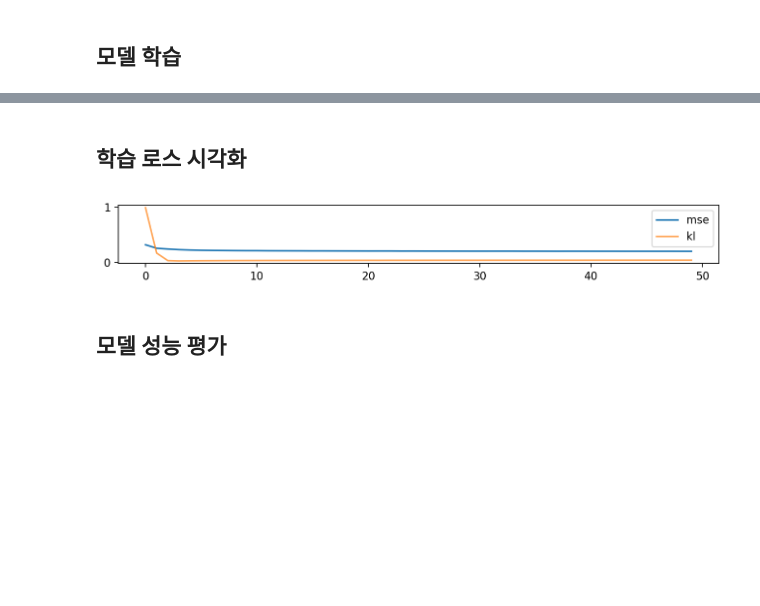
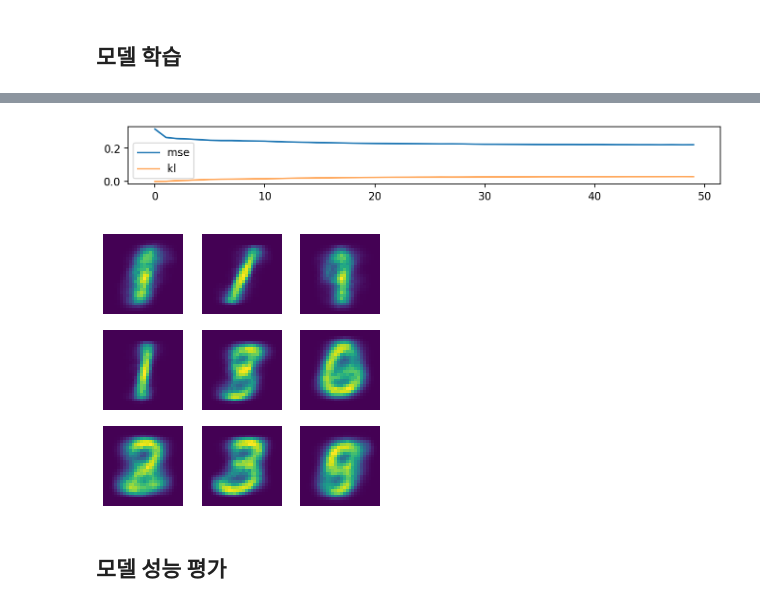
Before and after one commit to hyerica-bdml/tensorflow-2-tutorials, a Jupyter notebook: 03-generative-models/02-Variational-Auto-Encoder.ipynb, the cells around one changed output, grey strips where cells are left out. Cells and saved outputs as stored; diff of their text form; code cells hidden in the pictures; blank space fills up the shorter version.

```diff
--- a/03-generative-models/02-Variational-Auto-Encoder.ipynb
+++ b/03-generative-models/02-Variational-Auto-Encoder.ipynb
@@ -263,12 +281,21 @@ for e in range(EPOCHS):
     for x in train_dataset:
         train_step(x)
 
-    if (e+1)%10 == 0 or e == 0:
-        print(f"{e+1}/{EPOCHS}, reconst loss = {loss_mse.result():.8f}, kl loss = {loss_kl.result():.8f}, {time.time() - start_time:.2f} sec/epoch")
+    ipd.clear_output(wait=True)
+    print(f"{e+1}/{EPOCHS}, reconst loss = {loss_mse.result():.8f}, kl loss = {loss_kl.result():.8f}, {time.time() - start_time:.2f} sec/epoch")
 
     mse_loss_list.append(loss_mse.result())
     kl_loss_list.append(loss_kl.result())
 
+    plt.figure(figsize=(10, 1), dpi=160)
+    plt.plot(mse_loss_list, label='mse')
+    plt.plot(kl_loss_list, label='kl', alpha=.7)
+    plt.legend()
+    plt.show()
+
+    generated = vae(seed_image)[0]
+    plot_seed(generated)
+
     loss_mse.reset_states()
     loss_kl.reset_states()
 # %% [output]
@@ -281,13 +303,5 @@ for e in range(EPOCHS):
+[figure, added]
+[figure, added]
-# %% [markdown]
-## 학습 로스 시각화
-# %%
-plt.figure(figsize=(10, 1), dpi=160)
-plt.plot(mse_loss_list, label='mse')
-plt.plot(kl_loss_list, label='kl', alpha=.7)
-plt.legend()
-plt.show()
-# %% [output]
-[figure, removed]
 # %% [markdown]
 ## 모델 성능 평가
 # %%
```
Also changed, not shown: parts of 12 cells of this notebook, 1 other file.
